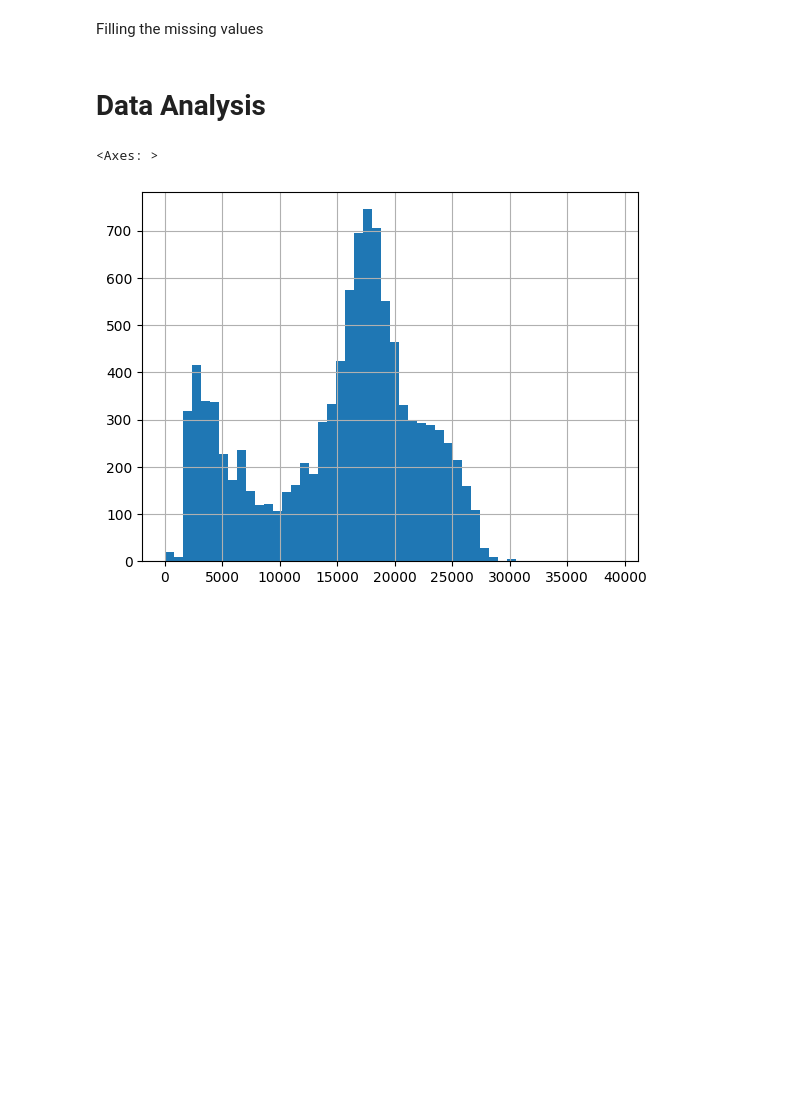
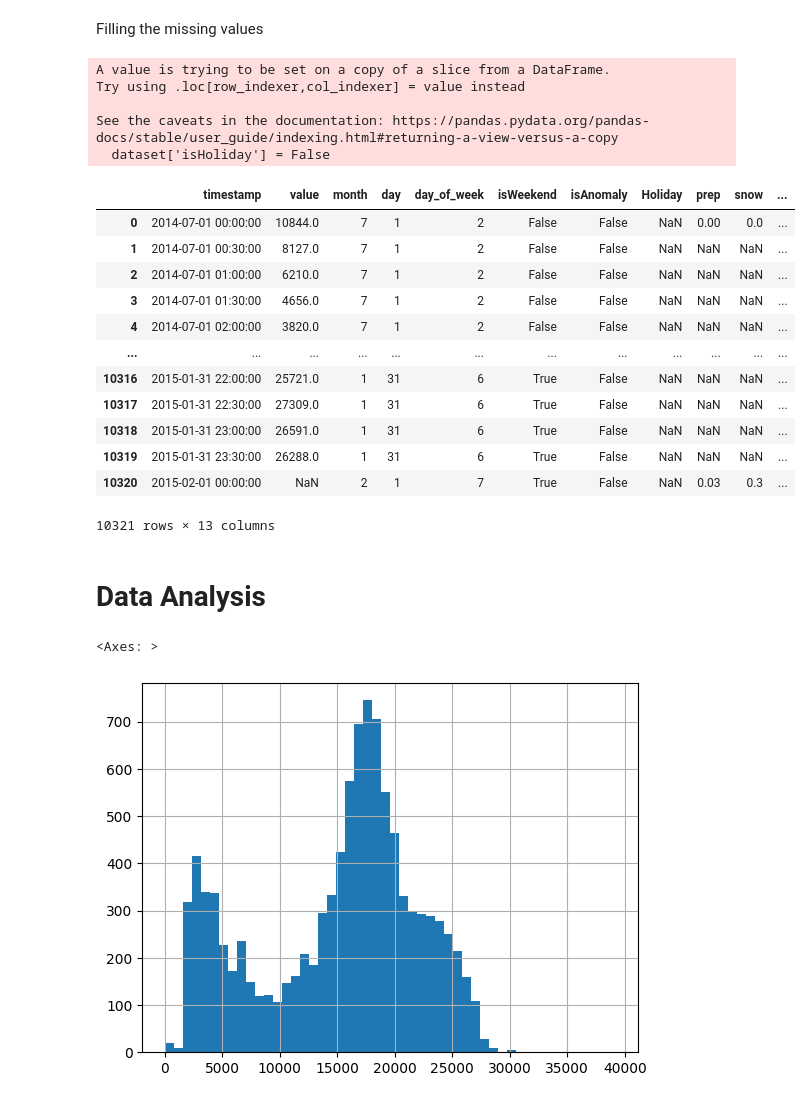
Before and after one commit to IKRAMJAAFAR/DeeL, a Jupyter notebook: preliminary.ipynb, the cells around one changed output. Saved outputs shown, nothing was run; the diff lists cells and outputs as text; code cells hidden in the pictures; blank space fills up the shorter version.

```diff
--- a/preliminary.ipynb
+++ b/preliminary.ipynb
@@ -204,0 +187,3 @@ merged_data
+# %%
+dataset = merged_data.copy()
+dataset
@@ -205,2 +204,26 @@ merged_data
 # %% [markdown]
 Filling the missing values
+# %%
+dataset = dataset[['timestamp','value','month','day','day_of_week','isWeekend','isAnomaly','Holiday','prep','snow','min_temp','max_temp']]
+dataset['isHoliday'] = False
+dataset.loc[~dataset['Holiday'].isnull(),'isHoliday'] = True
+dataset
+# %% [output]
+A value is trying to be set on a copy of a slice from a DataFrame.
+Try using .loc[row_indexer,col_indexer] = value instead
+
+See the caveats in the documentation: https://pandas.pydata.org/pandas-docs/stable/user_guide/indexing.html#returning-a-view-versus-a-copy
+  dataset['isHoliday'] = False
+|  | timestamp | value | month | day | day_of_week | isWeekend | isAnomaly | Holiday | prep | snow | ... |
+| 0 | 2014-07-01 00:00:00 | 10844.0 | 7 | 1 | 2 | False | False | NaN | 0.00 | 0.0 | ... |
+| 1 | 2014-07-01 00:30:00 | 8127.0 | 7 | 1 | 2 | False | False | NaN | NaN | NaN | ... |
+| 2 | 2014-07-01 01:00:00 | 6210.0 | 7 | 1 | 2 | False | False | NaN | NaN | NaN | ... |
+| 3 | 2014-07-01 01:30:00 | 4656.0 | 7 | 1 | 2 | False | False | NaN | NaN | NaN | ... |
+| 4 | 2014-07-01 02:00:00 | 3820.0 | 7 | 1 | 2 | False | False | NaN | NaN | NaN | ... |
+| ... | ... | ... | ... | ... | ... | ... | ... | ... | ... | ... | ... |
+| 10316 | 2015-01-31 22:00:00 | 25721.0 | 1 | 31 | 6 | True | False | NaN | NaN | NaN | ... |
+| 10317 | 2015-01-31 22:30:00 | 27309.0 | 1 | 31 | 6 | True | False | NaN | NaN | NaN | ... |
+| 10318 | 2015-01-31 23:00:00 | 26591.0 | 1 | 31 | 6 | True | False | NaN | NaN | NaN | ... |
+| 10319 | 2015-01-31 23:30:00 | 26288.0 | 1 | 31 | 6 | True | False | NaN | NaN | NaN | ... |
+| 10320 | 2015-02-01 00:00:00 | NaN | 2 | 1 | 7 | True | False | NaN | 0.03 | 0.3 | ... |
+10321 rows × 13 columns
```
Also changed, not shown: parts of 6 cells of this notebook, 3 other files.
